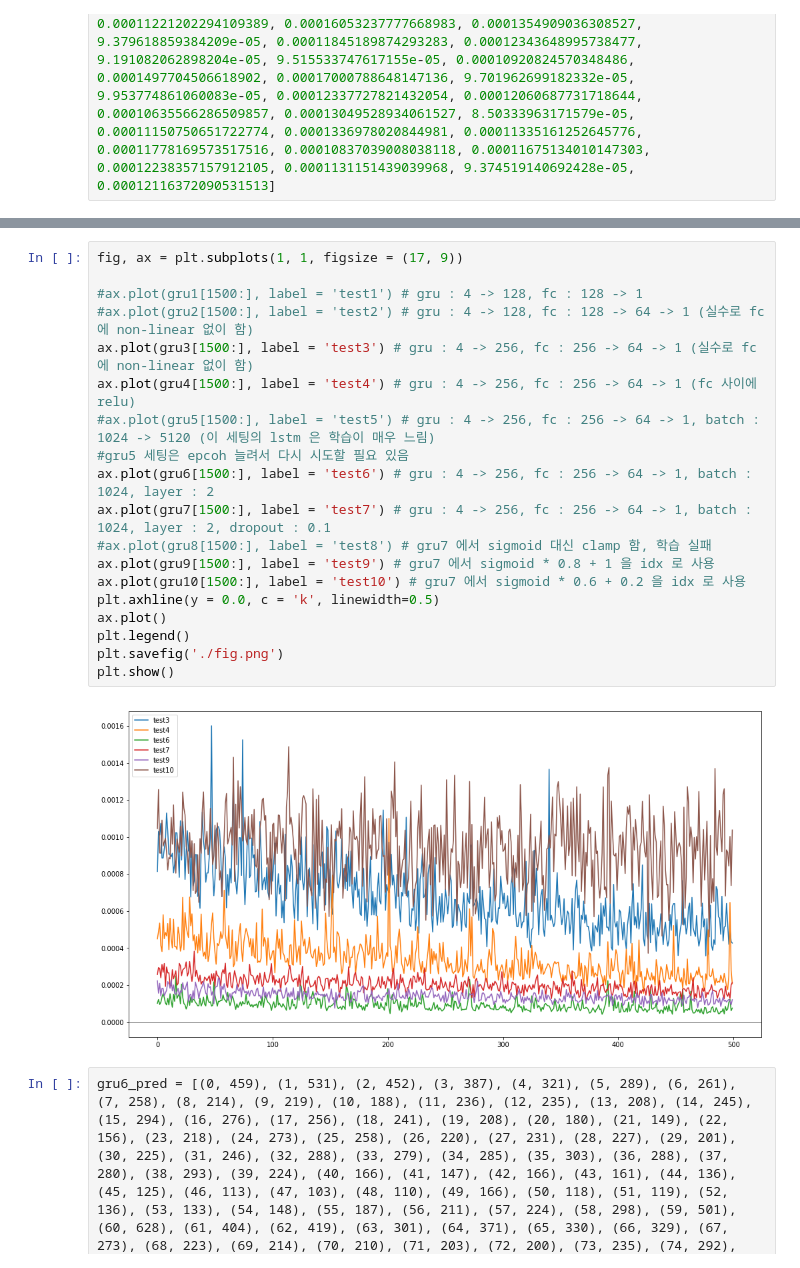
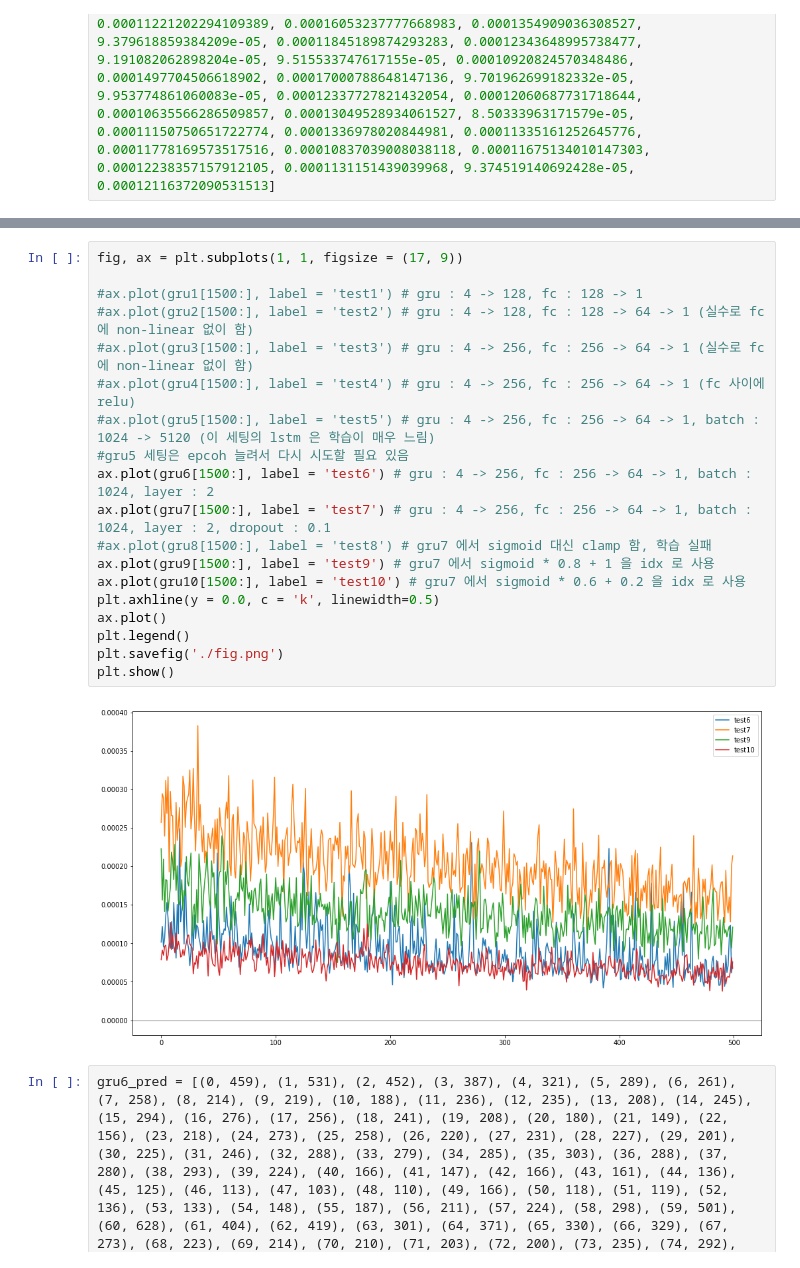
Before and after one commit to WooYoung94/DNA-alignment, a Jupyter notebook: DNA-alignment experiments.ipynb, the cells around one changed output, grey strips where cells are left out. Saved outputs shown, nothing was run; the diff lists cells and outputs as text.

```diff
--- a/DNA-alignment experiments.ipynb
+++ b/DNA-alignment experiments.ipynb
@@ -45,22 +45,22 @@ plt.show()
 # %%
 fig, ax = plt.subplots(1, 1, figsize = (17, 9))
 
 #ax.plot(gru1[1500:], label = 'test1') # gru : 4 -> 128, fc : 128 -> 1
 #ax.plot(gru2[1500:], label = 'test2') # gru : 4 -> 128, fc : 128 -> 64 -> 1 (실수로 fc 에 non-linear 없이 함)
-ax.plot(gru3[1500:], label = 'test3') # gru : 4 -> 256, fc : 256 -> 64 -> 1 (실수로 fc 에 non-linear 없이 함)
-ax.plot(gru4[1500:], label = 'test4') # gru : 4 -> 256, fc : 256 -> 64 -> 1 (fc 사이에 relu)
+#ax.plot(gru3[1500:], label = 'test3') # gru : 4 -> 256, fc : 256 -> 64 -> 1 (실수로 fc 에 non-linear 없이 함)
+#ax.plot(gru4[1500:], label = 'test4') # gru : 4 -> 256, fc : 256 -> 64 -> 1 (fc 사이에 relu)
 #ax.plot(gru5[1500:], label = 'test5') # gru : 4 -> 256, fc : 256 -> 64 -> 1, batch : 1024 -> 5120 (이 세팅의 lstm 은 학습이 매우 느림)
 #gru5 세팅은 epcoh 늘려서 다시 시도할 필요 있음
 ax.plot(gru6[1500:], label = 'test6') # gru : 4 -> 256, fc : 256 -> 64 -> 1, batch : 1024, layer : 2
 ax.plot(gru7[1500:], label = 'test7') # gru : 4 -> 256, fc : 256 -> 64 -> 1, batch : 1024, layer : 2, dropout : 0.1
 #ax.plot(gru8[1500:], label = 'test8') # gru7 에서 sigmoid 대신 clamp 함, 학습 실패
 ax.plot(gru9[1500:], label = 'test9') # gru7 에서 sigmoid * 0.8 + 1 을 idx 로 사용
 ax.plot(gru10[1500:], label = 'test10') # gru7 에서 sigmoid * 0.6 + 0.2 을 idx 로 사용
 plt.axhline(y = 0.0, c = 'k', linewidth=0.5)
 ax.plot()
 plt.legend()
 plt.savefig('./fig.png')
 plt.show()
 # %% [output]
-[figure, old version]
+[figure, new version]
 # %%
```
Also changed, not shown: parts of 8 cells of this notebook.
